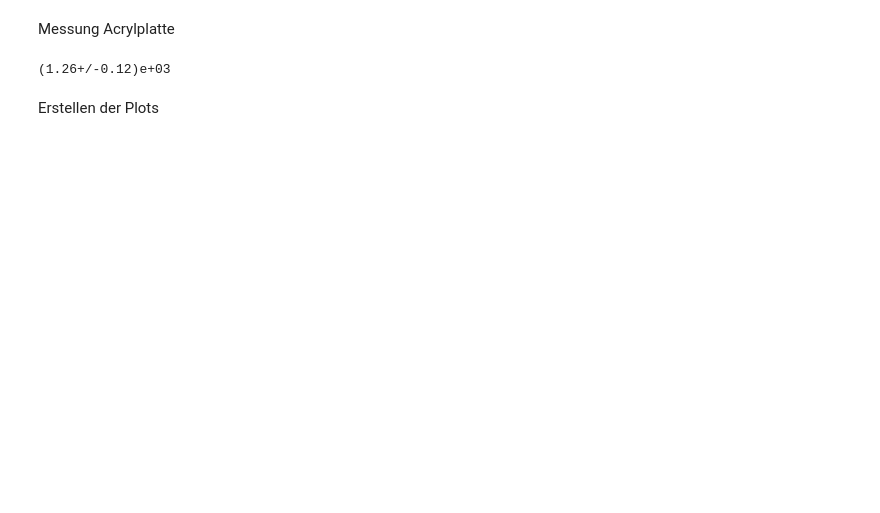
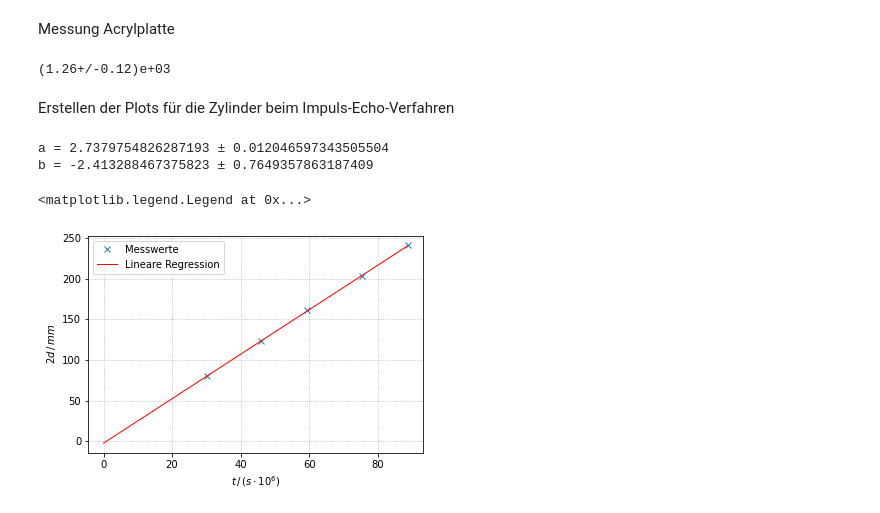
Before and after one commit to waerther/grundpraktikum2, a Jupyter notebook: us1/auswertung.ipynb, the cells around one changed output. Drawn from its saved outputs; the diff is of its cells as text; code cells hidden in the pictures; blank space fills up the shorter version.

```diff
--- a/us1/auswertung.ipynb
+++ b/us1/auswertung.ipynb
@@ -21,4 +21,35 @@ print(lam)
 # %% [output]
 (1.26+/-0.12)e+03
 # %% [markdown]
-Erstellen der Plots
+Erstellen der Plots für die Zylinder beim Impuls-Echo-Verfahren
+# %%
+# Daten einlesen
+d = np.array([0.0404, 0.0615, 0.0805, 0.1019, 0.1205]) * 10**3
+time = np.array([30.3, 46.0, 59.5, 75.5, 88.8])
+
+params, covariance_matrix = np.polyfit(time, 2*d, deg=1, cov=True)
+
+errors = np.sqrt(np.diag(covariance_matrix))
+
+for name, value, error in zip('ab', params, errors):
+    print(f'{name} = {value} ± {error}')
+
+x_plot = np.linspace(0, np.max(time))
+
+plt.plot(time, 2*d, 'x', label="Messwerte")
+plt.plot(
+    x_plot,
+    params[0] * x_plot + params[1],
+    label='Lineare Regression',
+    linewidth=1,
+    color='red',
+)
+plt.xlabel(r'$t \, / \, ( s \cdot 10^6)$')
+plt.ylabel(r'$ 2 d \, / \, mm$')
+plt.grid(ls=':')
+plt.legend(loc="best")
+# %% [output]
+a = 2.7379754826287193 ± 0.012046597343505504
+b = -2.413288467375823 ± 0.7649357863187409
+<matplotlib.legend.Legend at 0x...>
+[figure, added]
```
Also changed, not shown: parts of 4 cells of this notebook, 7 other files.
